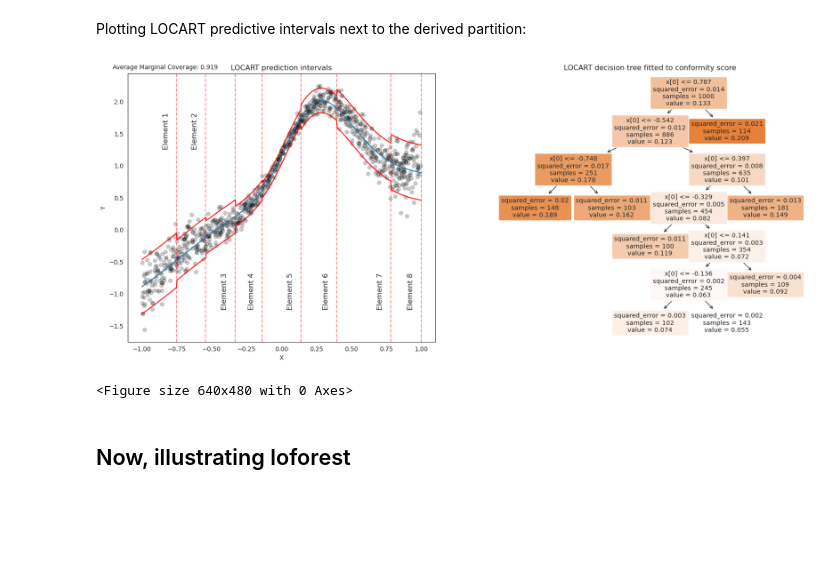
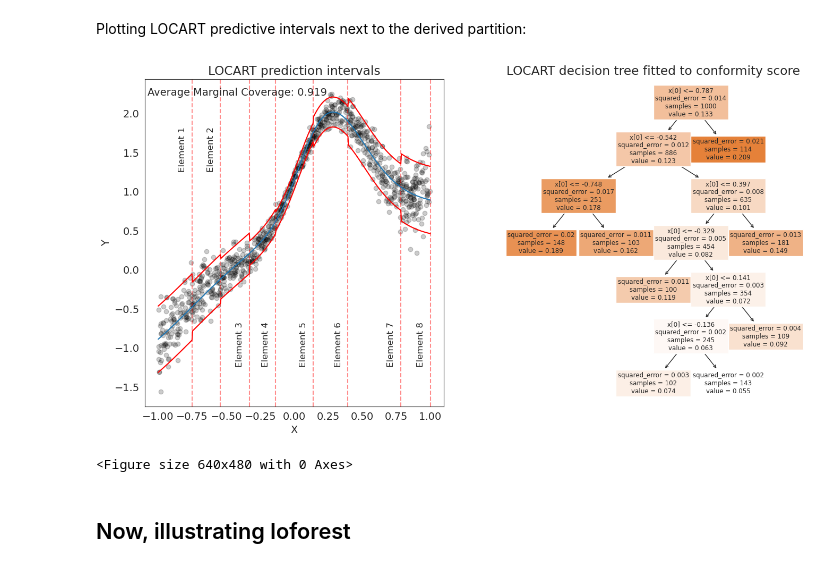
Before and after one commit to Monoxido45/clover, a Jupyter notebook: examples/illustrations.ipynb, the cells around one changed output. Cells and saved outputs as stored; diff of their text form; code cells hidden in the pictures; blank space fills up the shorter version.

```diff
--- a/examples/illustrations.ipynb
+++ b/examples/illustrations.ipynb
@@ -250,6 +250,8 @@ marg_coverage_1 = np.logical_and(y_test_1 >= pred_1[:, 0],
 marg_coverage_2 = np.logical_and(y_test_2 >= pred_2[:, 0],
         y_test_2 <= pred_2[:, 1]) + 0
 
+# Increase font size
+plt.rcParams.update({'font.size': 14})
 fig, axs = plt.subplots(1, 2, figsize = (16, 8))
 
 # Plot for reg_split_values_1
@@ -399,36 +399,36 @@ Plotting LOCART predictive intervals next to the derived partition:
 # %%
 # Create a grid of x values
 locart_pred_grid = locart_split.predict(x_grid)
 
-plt.figure(figsize=(20, 8))
+plt.figure(figsize=(16, 8))
 
 plt.subplot(1, 2, 1)
 for i, limit in enumerate(partition_limits):
     plt.axvline(x=limit, color='r', linestyle='--', alpha = 0.45)
     if i == 0 or i == 1:
         plt.text(limit - 0.1, 1.25, r'Element {}'.format(i + 1),rotation = 90, verticalalignment='bottom', fontsize=12)
     else:
         plt.text(limit - 0.1, -1.25, r'Element {}'.format(i + 1),rotation = 90, verticalalignment='bottom', fontsize=12)  # Increase fontsize here
 
 plt.savefig('figures/locart_example.pdf')
 
 plt.scatter(test_data_2['x'], test_data_2['y'], alpha=1/5, color = 'black')
 plt.plot(x_grid, y_grid_2, color = 'tab:blue', label = "base model")
 plt.plot(x_grid, locart_pred_grid[:,0], color = "red")
 plt.plot(x_grid, locart_pred_grid[:,1], color = "red")
 plt.xlabel("X")
 plt.ylabel("Y")
 plt.title("LOCART prediction intervals")
-plt.text(-0.05, 1.035, f'Average Marginal Coverage: {marg_coverage_local:.3f}',
+plt.text(0.01, 0.975, f'Average Marginal Coverage: {marg_coverage_local:.3f}',
             transform=plt.gca().transAxes,
             verticalalignment='top')
 
 plt.subplot(1, 2, 2)
 locart_split.plot_locart(title = "LOCART decision tree fitted to conformity score")
 plt.savefig('figures/locart_example.pdf')
 plt.show()
 # %% [output]
-[figure, old version]
+[figure, new version]
 <Figure size 640x480 with 0 Axes>
 # %% [markdown]
 ## Now, illustrating loforest
```
Also changed, not shown: parts of 5 cells of this notebook, 1 other file.
